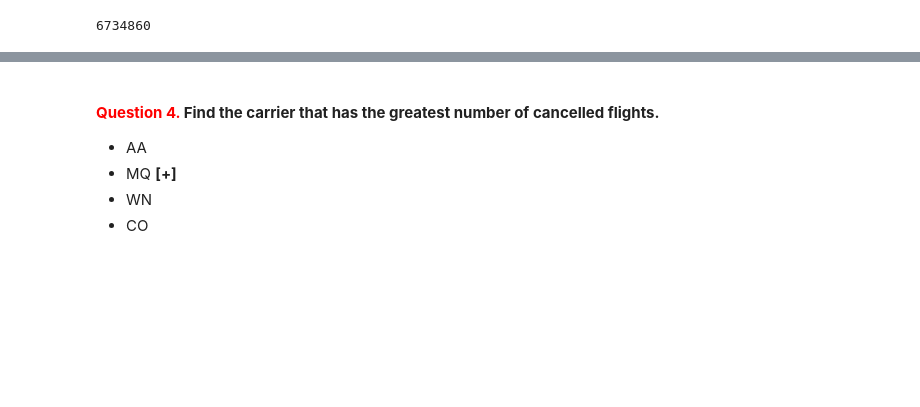
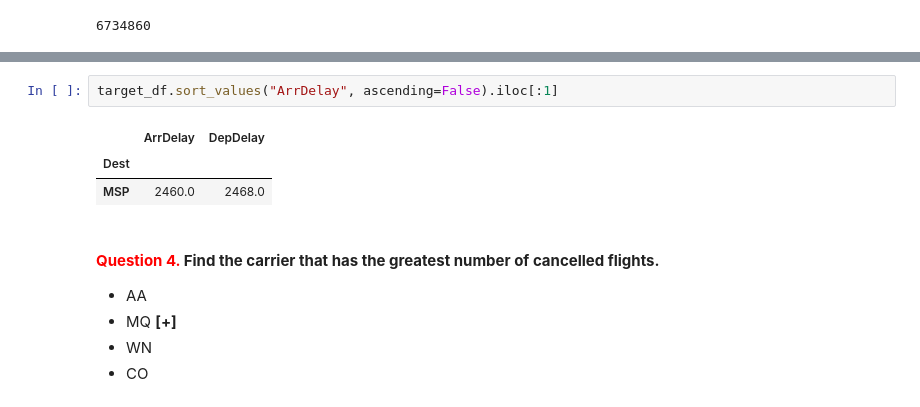
Before and after one commit to Extremesarova/mlcourse, a Jupyter notebook: assignment02/assignment02_USA_flights_EDA.ipynb, the cells around one changed output, grey strips where cells are left out. Saved outputs shown, nothing was run; the diff lists cells and outputs as text; blank space fills up the shorter version.

```diff
--- a/assignment02/assignment02_USA_flights_EDA.ipynb
+++ b/assignment02/assignment02_USA_flights_EDA.ipynb
@@ -320,3 +324,9 @@ flights_df.groupby("Origin").agg({"ArrDelay": "max", "DepDelay": "max"}).sort_va
+# %%
+target_df.sort_values("ArrDelay", ascending=False).iloc[:1]
+# %% [output]
+|  | ArrDelay | DepDelay |
+| Dest |  |  |
+| MSP | 2460.0 | 2468.0 |
 # %% [markdown]
 #### **<font color='red'>Question 4.</font> Find the carrier that has the greatest number of cancelled flights.**
 
```
Also changed, not shown: parts of 33 cells of this notebook.
